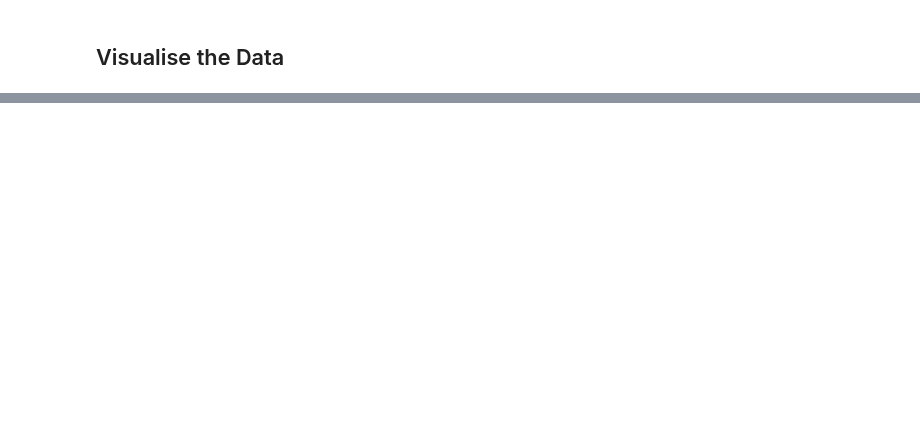
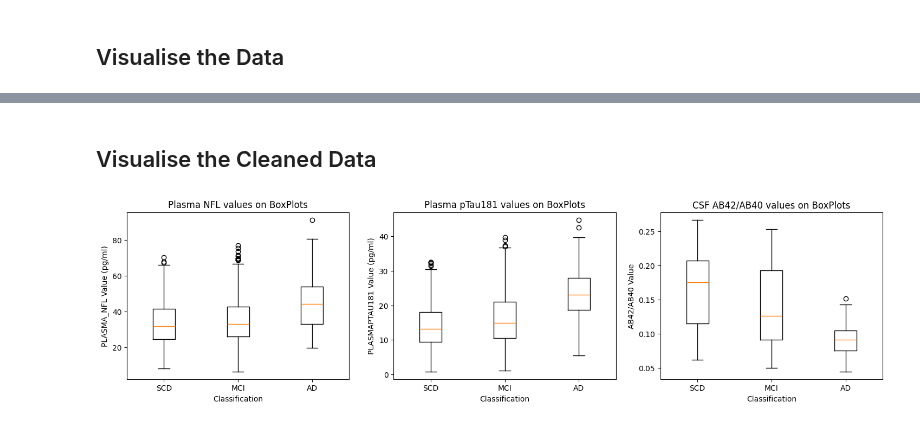
Before and after one commit to danielmakin/NoMoreAlzheimersDisease, a Jupyter notebook: PreProcessing.ipynb, the cells around one changed output, grey strips where cells are left out. Saved outputs shown, nothing was run; the diff lists cells and outputs as text; code cells hidden in the pictures; blank space fills up the shorter version.

```diff
--- a/PreProcessing.ipynb
+++ b/PreProcessing.ipynb
@@ -276,0 +316,9 @@ df
+# %%
+# Get all the indexes that are not in the correct Range
+indexes = get_outliers(SCD, "PLASMA_NFL") + get_outliers(MCI, "PLASMA_NFL") + get_outliers(AD, "PLASMA_NFL")
+indexes = indexes + get_outliers(SCD, "PLASMAPTAU181") + get_outliers(MCI, "PLASMAPTAU181") + get_outliers(AD, "PLASMAPTAU181")
+indexes = indexes + get_outliers(SCD, "ABETA4240") + get_outliers(MCI, "ABETA4240") + get_outliers(AD, "ABETA4240")
+# Now remove all these indexes
+df = df[~df['RID'].isin(indexes)]
+print("Records Removed: ", len(indexes))
+df
@@ -277,29 +340,33 @@ df
+# %% [markdown]
+## Visualise the Cleaned Data
 # %%
 SCD = df.loc[df["DX"] == "SCD"]
 MCI = df.loc[df["DX"] == "MCI"]
 AD = df.loc[df["DX"] == "AD"]
 
 fig, axes = plt.subplots(nrows=1, ncols=3, figsize=(18, 4))
 
 box_plot_nfl = [list(SCD['PLASMA_NFL'].dropna()), list(MCI['PLASMA_NFL']), list(AD['PLASMA_NFL'].dropna())]
 
 axes[0].boxplot(box_plot_nfl, showfliers=True, labels=['SCD', 'MCI', 'AD'])
 axes[0].set_title('Plasma NFL values on BoxPlots')
 axes[0].set_ylabel('PLASMA_NFL Value (pg/ml)')
 axes[0].set_xlabel('Classification')
 
 # Remove the null values also
-box_plot_tau = [list(SCD['PLASMATAU'].dropna()), list(MCI['PLASMATAU']), list(AD['PLASMATAU'].dropna())]
+box_plot_tau = [list(SCD['PLASMAPTAU181'].dropna()), list(MCI['PLASMAPTAU181']), list(AD['PLASMAPTAU181'].dropna())]
 
 axes[1].boxplot(box_plot_tau, showfliers=True, labels=['SCD', 'MCI', 'AD'])
-axes[1].set_title('Plasma Tau values on BoxPlots')
-axes[1].set_ylabel('PLASMATAU Value (pg/ml)')
+axes[1].set_title('Plasma pTau181 values on BoxPlots')
+axes[1].set_ylabel('PLASMAPTAU181 Value (pg/ml)')
 axes[1].set_xlabel('Classification')
 
-box_plot_ab = [list(SCD['AB4240'].dropna()), list(MCI['AB4240'].dropna()), list(AD['AB4240'].dropna())]
+box_plot_ab = [list(SCD['ABETA4240'].dropna()), list(MCI['ABETA4240']), list(AD['ABETA4240'].dropna())]
 
 axes[2].boxplot(box_plot_ab, showfliers=True, labels=['SCD', 'MCI', 'AD'])
-axes[2].set_title('Plasma AB42/AB40 values on BoxPlots')
-axes[2].set_ylabel('AB42/AB40 Ratio')
+axes[2].set_title('CSF AB42/AB40 values on BoxPlots')
+axes[2].set_ylabel('AB42/AB40 Value')
 axes[2].set_xlabel('Classification')
 plt.show()
+# %% [output]
+[figure, added]
```
Also changed, not shown: parts of 5 cells of this notebook, 1 other file.
